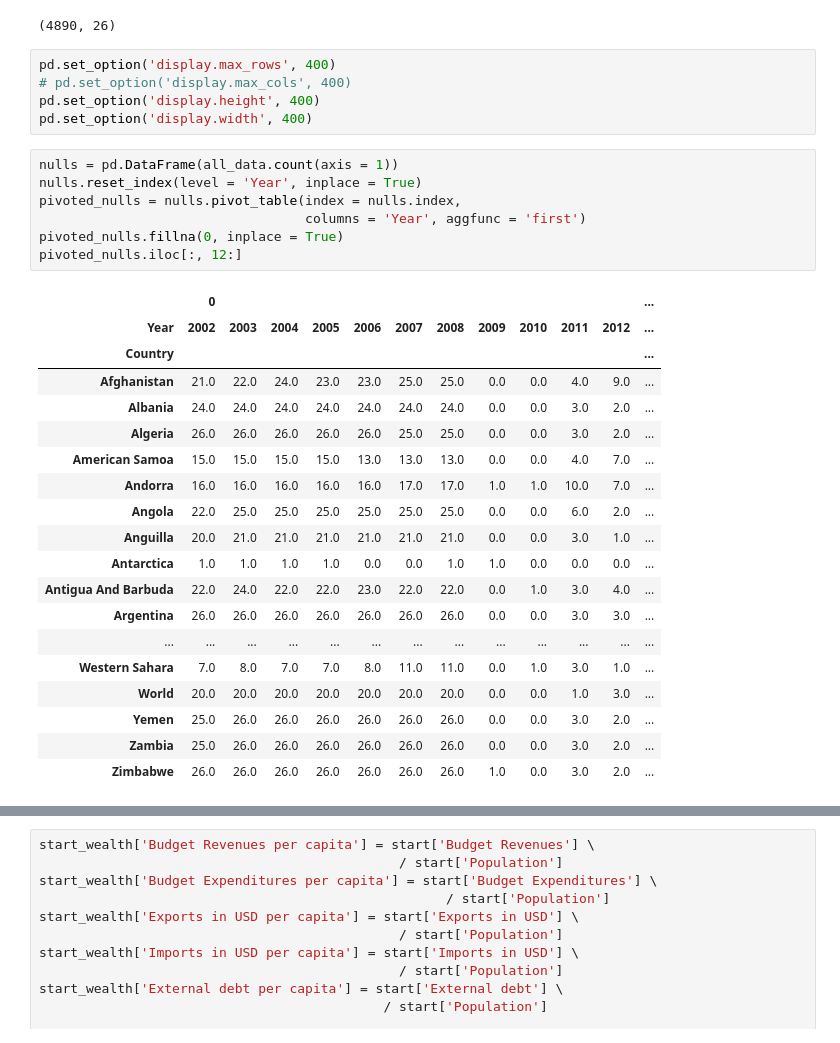
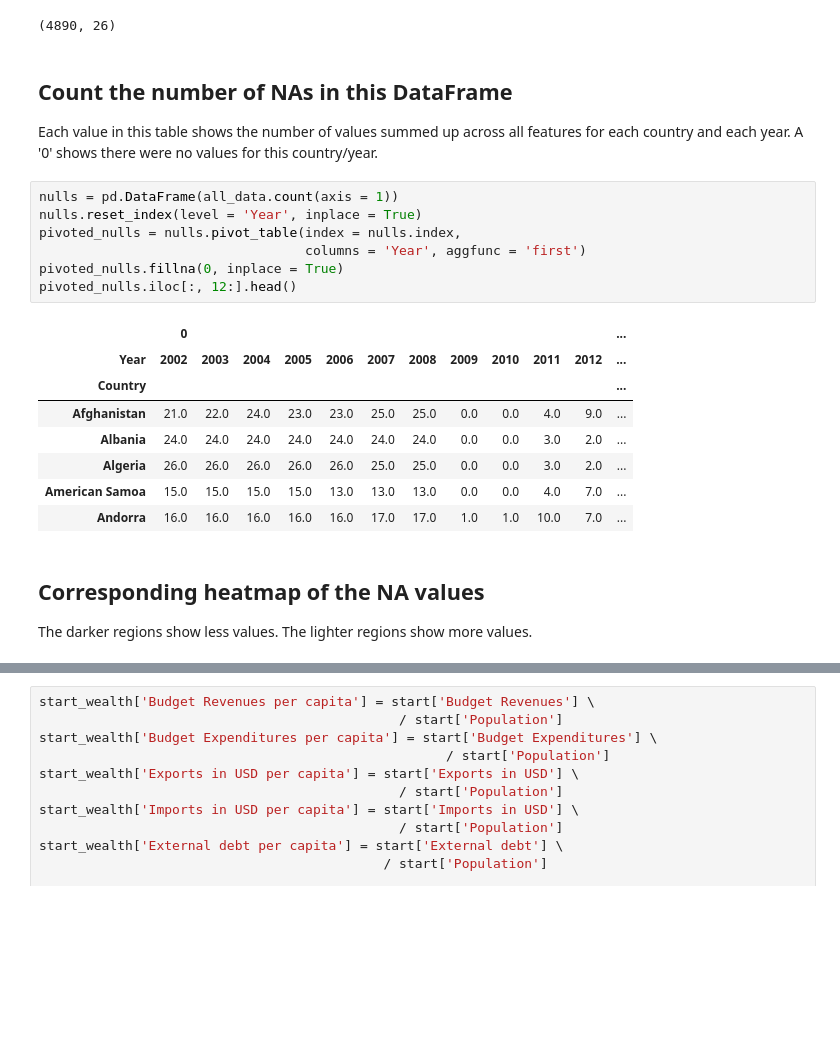
Before and after one commit to samirgadkari/cia_factbook_analysis, a Jupyter notebook: Project1.ipynb, the cells around one changed output, grey strips where cells are left out. Saved outputs shown, nothing was run; the diff lists cells and outputs as text; blank space fills up the shorter version.

```diff
--- a/Project1.ipynb
+++ b/Project1.ipynb
@@ -283,36 +365,28 @@ dtype: int64
 all_data.shape
 # %% [output]
 (4890, 26)
-# %%
-pd.set_option('display.max_rows', 400)
-# pd.set_option('display.max_cols', 400)
-pd.set_option('display.height', 400)
-pd.set_option('display.width', 400)
+# %% [markdown]
+## Count the number of NAs in this DataFrame
+
+Each value in this table shows the number of values summed up across all features for each country and each year.  A '0' shows there were no values for this country/year.
 # %%
 nulls = pd.DataFrame(all_data.count(axis = 1))
 nulls.reset_index(level = 'Year', inplace = True)
 pivoted_nulls = nulls.pivot_table(index = nulls.index,
                                   columns = 'Year', aggfunc = 'first')
 pivoted_nulls.fillna(0, inplace = True)
-pivoted_nulls.iloc[:, 12:]
+pivoted_nulls.iloc[:, 12:].head()
 # %% [output]
 |  | 0 |  |  |  |  |  |  |  |  |  |  | ... |
 | Year | 2002 | 2003 | 2004 | 2005 | 2006 | 2007 | 2008 | 2009 | 2010 | 2011 | 2012 | ... |
 | Country |  |  |  |  |  |  |  |  |  |  |  | ... |
 | Afghanistan | 21.0 | 22.0 | 24.0 | 23.0 | 23.0 | 25.0 | 25.0 | 0.0 | 0.0 | 4.0 | 9.0 | ... |
 | Albania | 24.0 | 24.0 | 24.0 | 24.0 | 24.0 | 24.0 | 24.0 | 0.0 | 0.0 | 3.0 | 2.0 | ... |
 | Algeria | 26.0 | 26.0 | 26.0 | 26.0 | 26.0 | 25.0 | 25.0 | 0.0 | 0.0 | 3.0 | 2.0 | ... |
 | American Samoa | 15.0 | 15.0 | 15.0 | 15.0 | 13.0 | 13.0 | 13.0 | 0.0 | 0.0 | 4.0 | 7.0 | ... |
 | Andorra | 16.0 | 16.0 | 16.0 | 16.0 | 16.0 | 17.0 | 17.0 | 1.0 | 1.0 | 10.0 | 7.0 | ... |
-| Angola | 22.0 | 25.0 | 25.0 | 25.0 | 25.0 | 25.0 | 25.0 | 0.0 | 0.0 | 6.0 | 2.0 | ... |
-| Anguilla | 20.0 | 21.0 | 21.0 | 21.0 | 21.0 | 21.0 | 21.0 | 0.0 | 0.0 | 3.0 | 1.0 | ... |
-| Antarctica | 1.0 | 1.0 | 1.0 | 1.0 | 0.0 | 0.0 | 1.0 | 1.0 | 0.0 | 0.0 | 0.0 | ... |
-| Antigua And Barbuda | 22.0 | 24.0 | 22.0 | 22.0 | 23.0 | 22.0 | 22.0 | 0.0 | 1.0 | 3.0 | 4.0 | ... |
-| Argentina | 26.0 | 26.0 | 26.0 | 26.0 | 26.0 | 26.0 | 26.0 | 0.0 | 0.0 | 3.0 | 3.0 | ... |
-| ... | ... | ... | ... | ... | ... | ... | ... | ... | ... | ... | ... | ... |
-| Western Sahara | 7.0 | 8.0 | 7.0 | 7.0 | 8.0 | 11.0 | 11.0 | 0.0 | 1.0 | 3.0 | 1.0 | ... |
-| World | 20.0 | 20.0 | 20.0 | 20.0 | 20.0 | 20.0 | 20.0 | 0.0 | 0.0 | 1.0 | 3.0 | ... |
-| Yemen | 25.0 | 26.0 | 26.0 | 26.0 | 26.0 | 26.0 | 26.0 | 0.0 | 0.0 | 3.0 | 2.0 | ... |
-| Zambia | 25.0 | 26.0 | 26.0 | 26.0 | 26.0 | 26.0 | 26.0 | 0.0 | 0.0 | 3.0 | 2.0 | ... |
-| Zimbabwe | 26.0 | 26.0 | 26.0 | 26.0 | 26.0 | 26.0 | 26.0 | 1.0 | 0.0 | 3.0 | 2.0 | ... |
+# %% [markdown]
+## Corresponding heatmap of the NA values
+
+The darker regions show less values.  The lighter regions show more values.
 # %%
```
Also changed, not shown: parts of 43 cells of this notebook.
